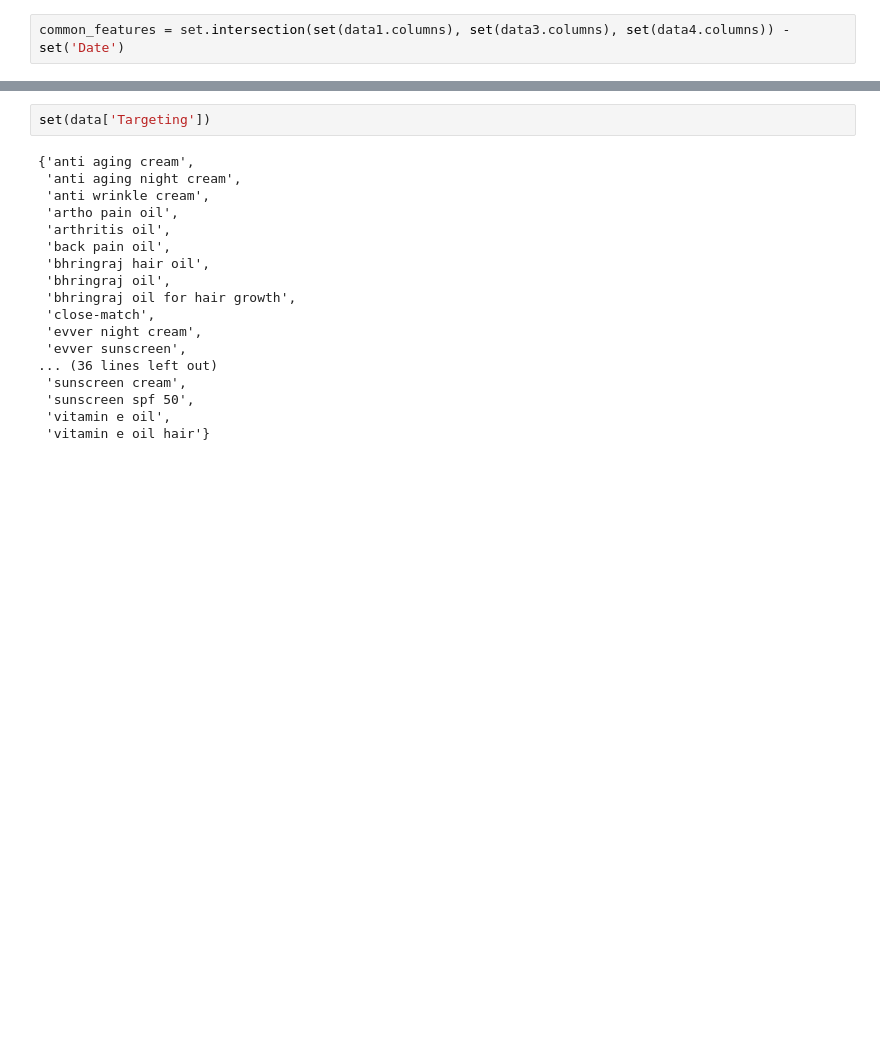
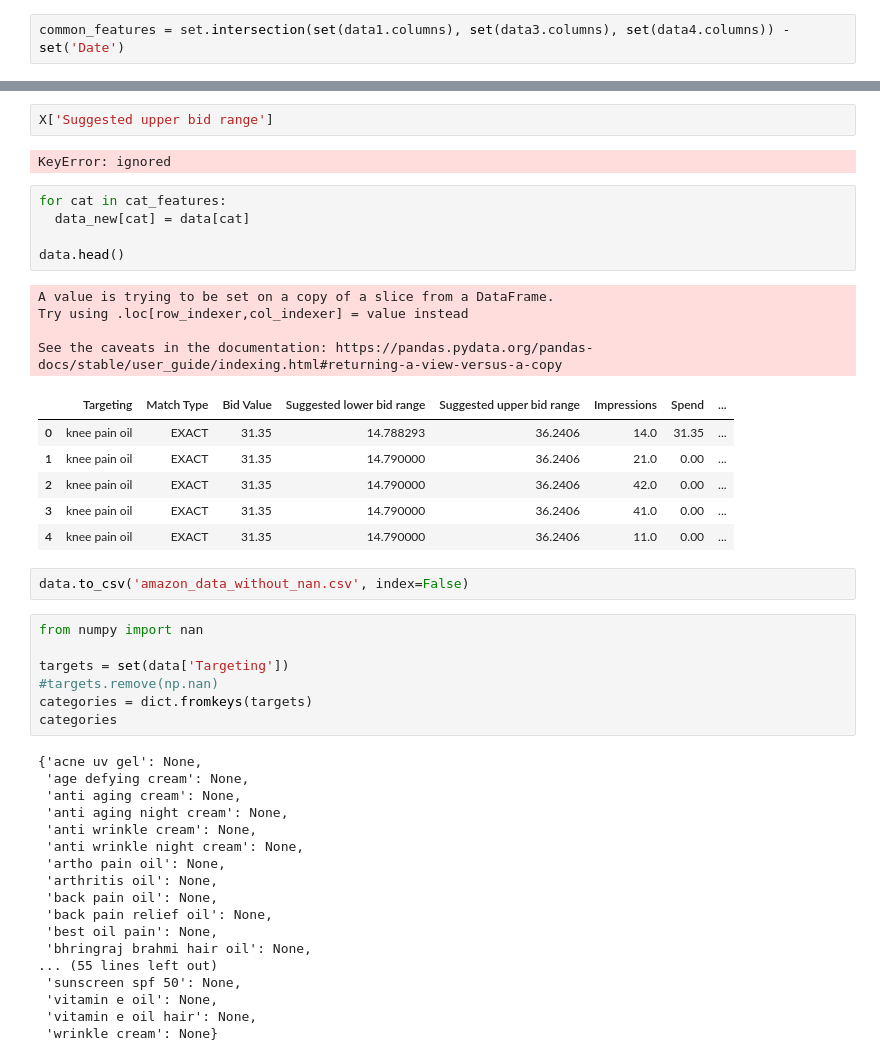
Before and after one commit to yokomeow/ad-campaign-RL, a Jupyter notebook: explore_dataset.ipynb, the cells around one changed output, grey strips where cells are left out. Saved outputs shown, nothing was run; the diff lists cells and outputs as text; blank space fills up the shorter version.

```diff
--- a/explore_dataset.ipynb
+++ b/explore_dataset.ipynb
@@ -167,21 +249,48 @@ data.head(20)
+# %%
+X['Suggested upper bid range']
+# %% [output]
+KeyError: ignored
+# %%
+for cat in cat_features:
+  data_new[cat] = data[cat]
+
+data.head()
+# %% [output]
+A value is trying to be set on a copy of a slice from a DataFrame.
+Try using .loc[row_indexer,col_indexer] = value instead
+
+See the caveats in the documentation: https://pandas.pydata.org/pandas-docs/stable/user_guide/indexing.html#returning-a-view-versus-a-copy
+|  | Targeting | Match Type | Bid Value | Suggested lower bid range | Suggested upper bid range | Impressions | Spend | ... |
+| 0 | knee pain oil | EXACT | 31.35 | 14.788293 | 36.2406 | 14.0 | 31.35 | ... |
+| 1 | knee pain oil | EXACT | 31.35 | 14.790000 | 36.2406 | 21.0 | 0.00 | ... |
+| 2 | knee pain oil | EXACT | 31.35 | 14.790000 | 36.2406 | 42.0 | 0.00 | ... |
+| 3 | knee pain oil | EXACT | 31.35 | 14.790000 | 36.2406 | 41.0 | 0.00 | ... |
+| 4 | knee pain oil | EXACT | 31.35 | 14.790000 | 36.2406 | 11.0 | 0.00 | ... |
+# %%
+data.to_csv('amazon_data_without_nan.csv', index=False)
 # %%
-set(data['Targeting'])
+from numpy import nan
+
+targets = set(data['Targeting'])
+#targets.remove(np.nan)
+categories = dict.fromkeys(targets)
+categories
 # %% [output]
-{'anti aging cream',
- 'anti aging night cream',
- 'anti wrinkle cream',
- 'artho pain oil',
- 'arthritis oil',
- 'back pain oil',
- 'bhringraj hair oil',
- 'bhringraj oil',
- 'bhringraj oil for hair growth',
- 'close-match',
- 'evver night cream',
- 'evver sunscreen',
-... (36 lines left out)
- 'sunscreen cream',
- 'sunscreen spf 50',
- 'vitamin e oil',
- 'vitamin e oil hair'}
+{'acne uv gel': None,
+ 'age defying cream': None,
+ 'anti aging cream': None,
+ 'anti aging night cream': None,
+ 'anti wrinkle cream': None,
+ 'anti wrinkle night cream': None,
+ 'artho pain oil': None,
+ 'arthritis oil': None,
+ 'back pain oil': None,
+ 'back pain relief oil': None,
+ 'best oil pain': None,
+ 'bhringraj brahmi hair oil': None,
+... (55 lines left out)
+ 'sunscreen spf 50': None,
+ 'vitamin e oil': None,
+ 'vitamin e oil hair': None,
+ 'wrinkle cream': None}
 # %%
```
Also changed, not shown: parts of 20 cells of this notebook.
